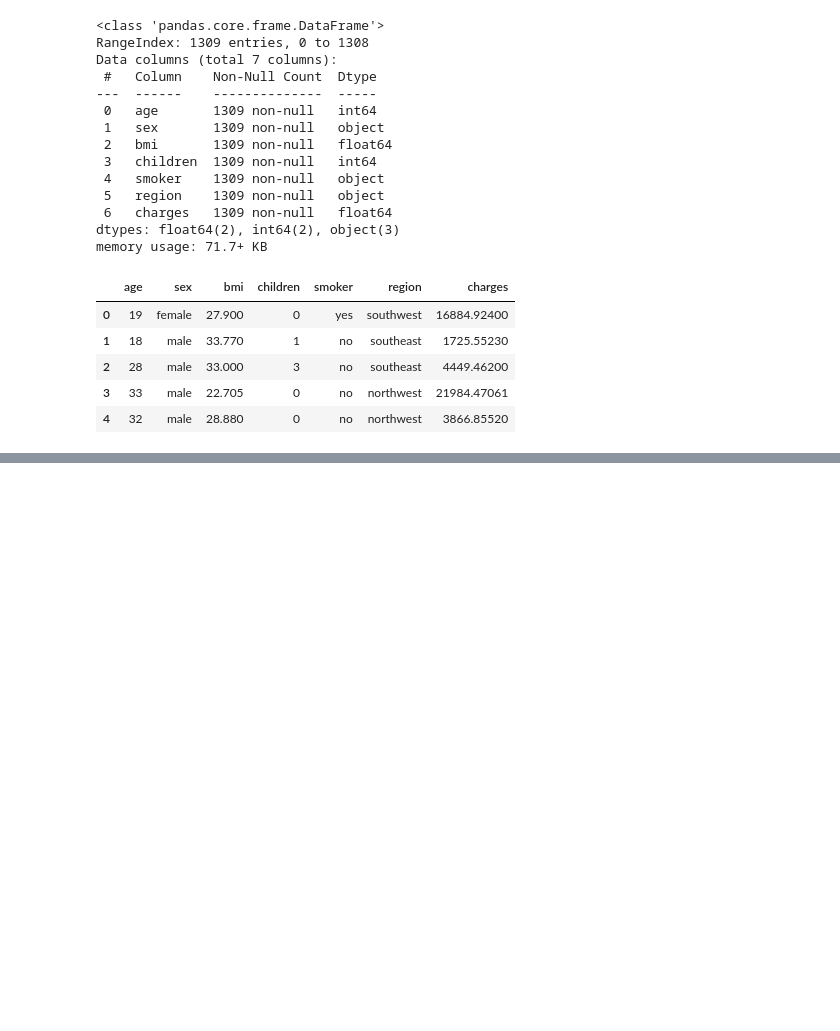
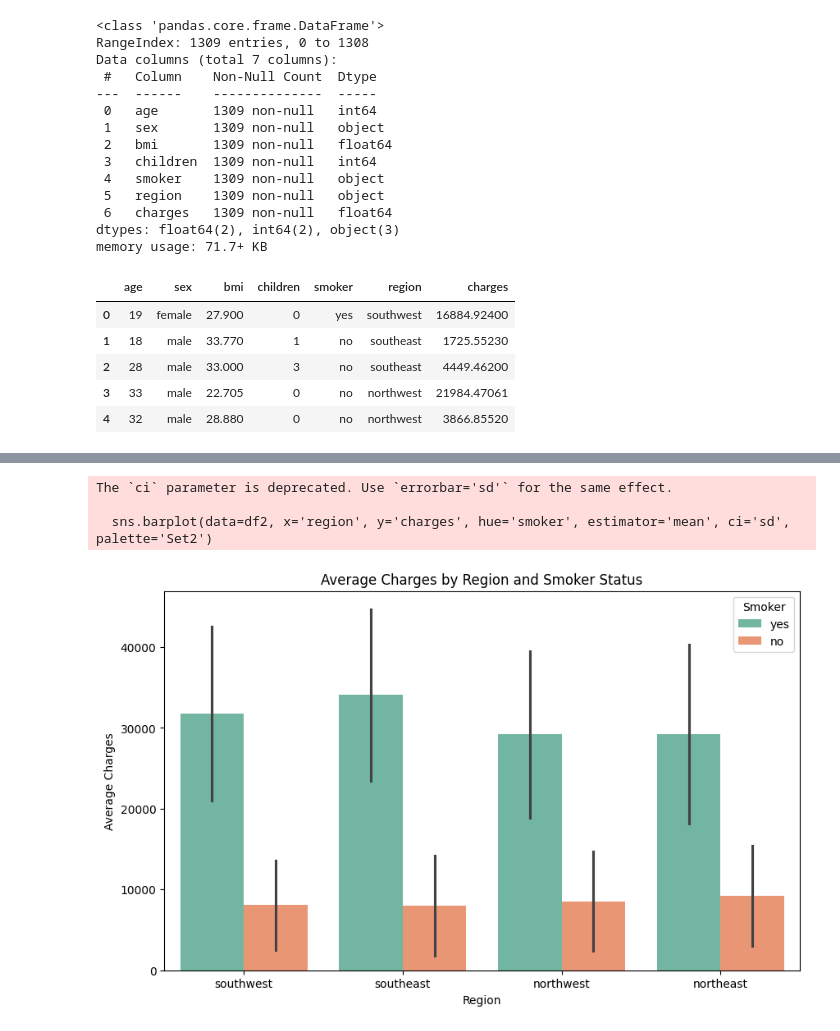
Before and after one commit to manikjain105/Insurance-Predictor, a Jupyter notebook: ins.ipynb, the cells around one changed output, grey strips where cells are left out. Drawn from its saved outputs; the diff is of its cells as text; code cells hidden in the pictures; blank space fills up the shorter version.

```diff
--- a/ins.ipynb
+++ b/ins.ipynb
@@ -176,0 +174,13 @@ memory usage: 71.7+ KB
+# %%
+plt.figure(figsize=(10, 6))
+sns.barplot(data=df2, x='region', y='charges', hue='smoker', estimator='mean', ci='sd', palette='Set2')
+plt.title('Average Charges by Region and Smoker Status')
+plt.xlabel('Region')
+plt.ylabel('Average Charges')
+plt.legend(title='Smoker')
+plt.show()
+# %% [output]
+The `ci` parameter is deprecated. Use `errorbar='sd'` for the same effect.
+
+  sns.barplot(data=df2, x='region', y='charges', hue='smoker', estimator='mean', ci='sd', palette='Set2')
+[figure, added]
```
Also changed, not shown: parts of 22 cells of this notebook, 2 other files.
